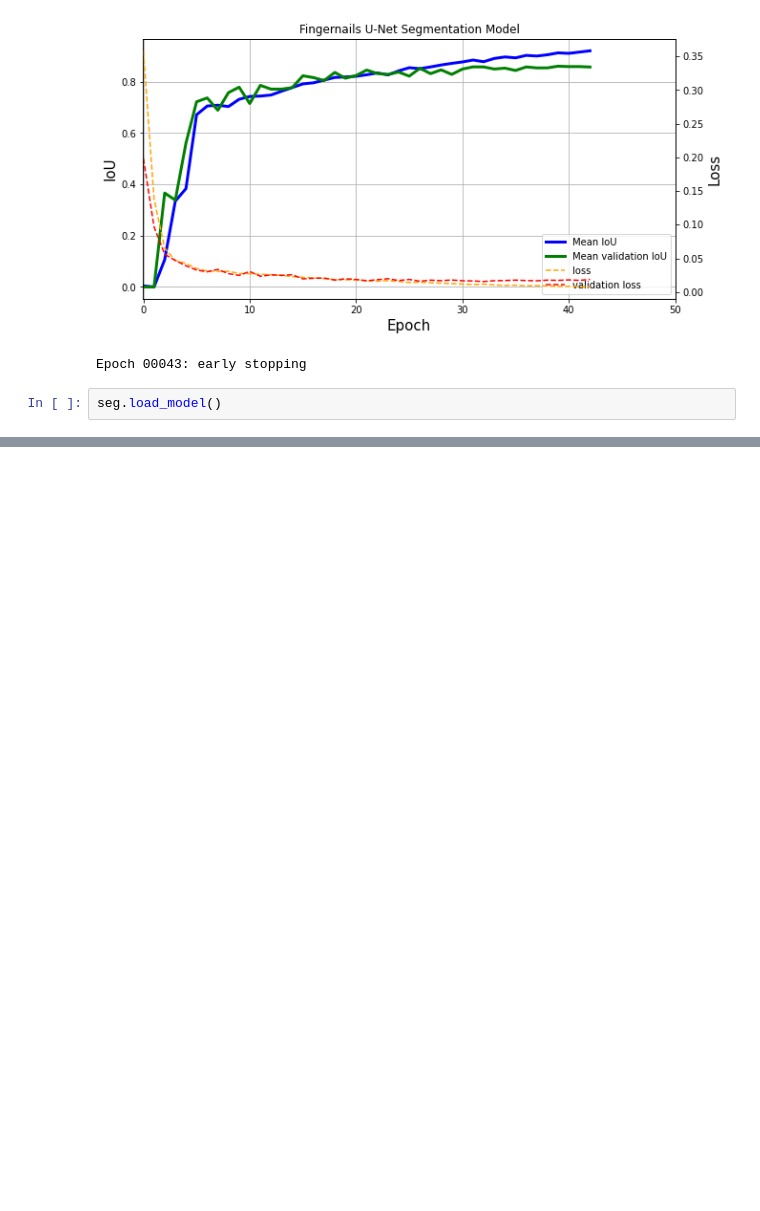
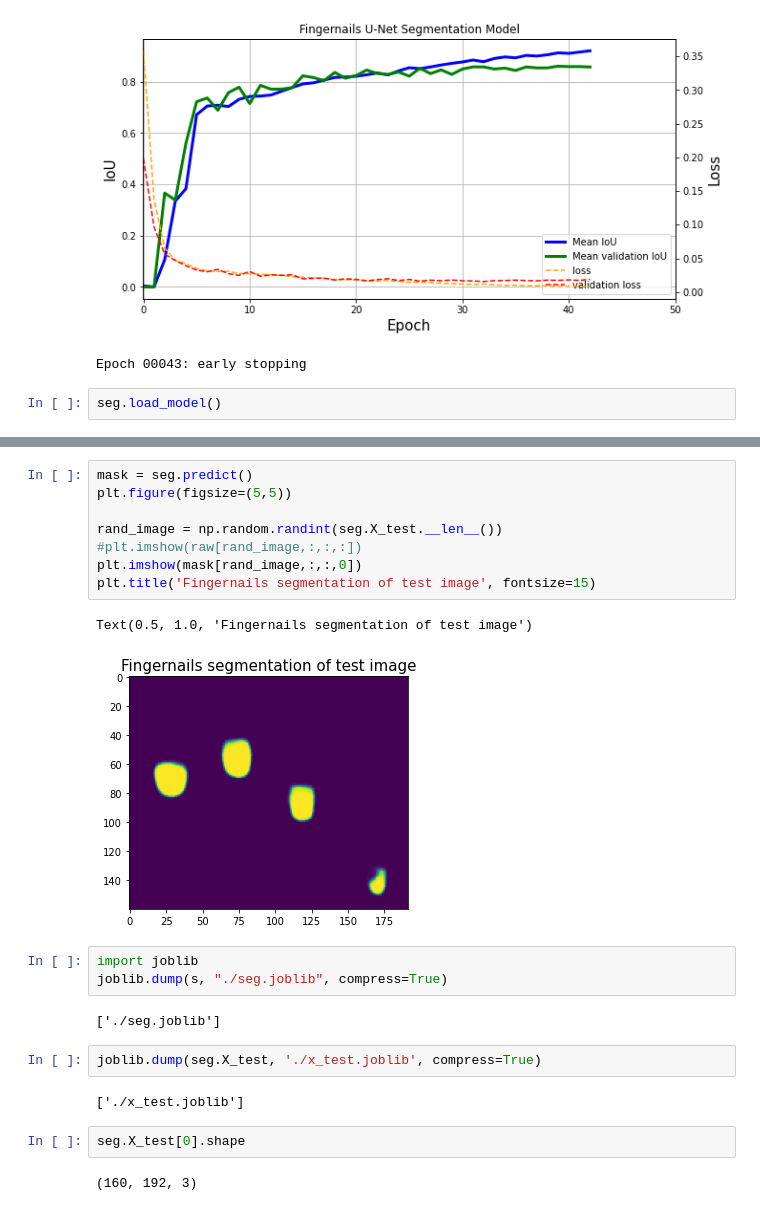
Before and after one commit to Chahat08/PearlHacks2021, a Jupyter notebook: research/nails_segmentation.ipynb, the cells around one changed output, grey strips where cells are left out. Saved outputs shown, nothing was run; the diff lists cells and outputs as text; blank space fills up the shorter version.

```diff
--- a/research/nails_segmentation.ipynb
+++ b/research/nails_segmentation.ipynb
@@ -61,0 +31,24 @@ array([[[[4.09393311e-02],
+# %%
+mask = seg.predict()
+plt.figure(figsize=(5,5))
+
+rand_image = np.random.randint(seg.X_test.__len__())
+#plt.imshow(raw[rand_image,:,:,:])
+plt.imshow(mask[rand_image,:,:,0])
+plt.title('Fingernails segmentation of test image', fontsize=15)
+# %% [output]
+Text(0.5, 1.0, 'Fingernails segmentation of test image')
+[figure, added]
+# %%
+import joblib
+joblib.dump(s, "./seg.joblib", compress=True)
+# %% [output]
+['./seg.joblib']
+# %%
+joblib.dump(seg.X_test, './x_test.joblib', compress=True)
+# %% [output]
+['./x_test.joblib']
+# %%
+seg.X_test[0].shape
+# %% [output]
+(160, 192, 3)
```
Also changed, not shown: parts of 4 cells of this notebook, 5 other files.
